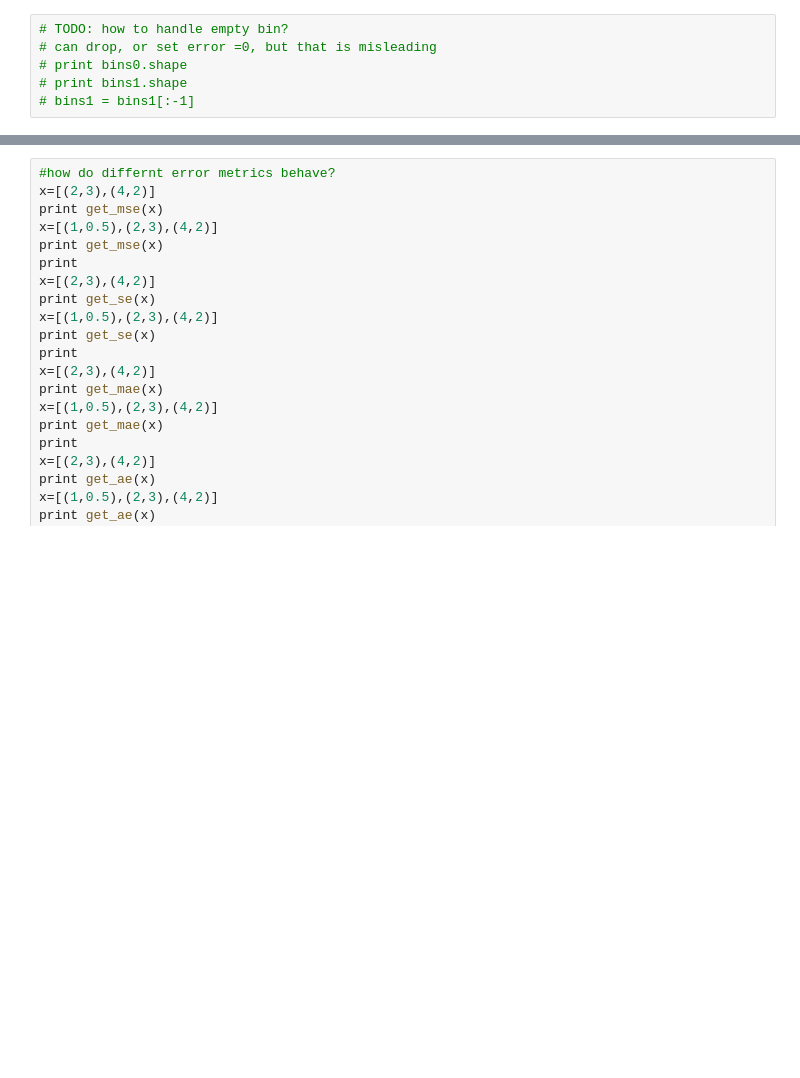
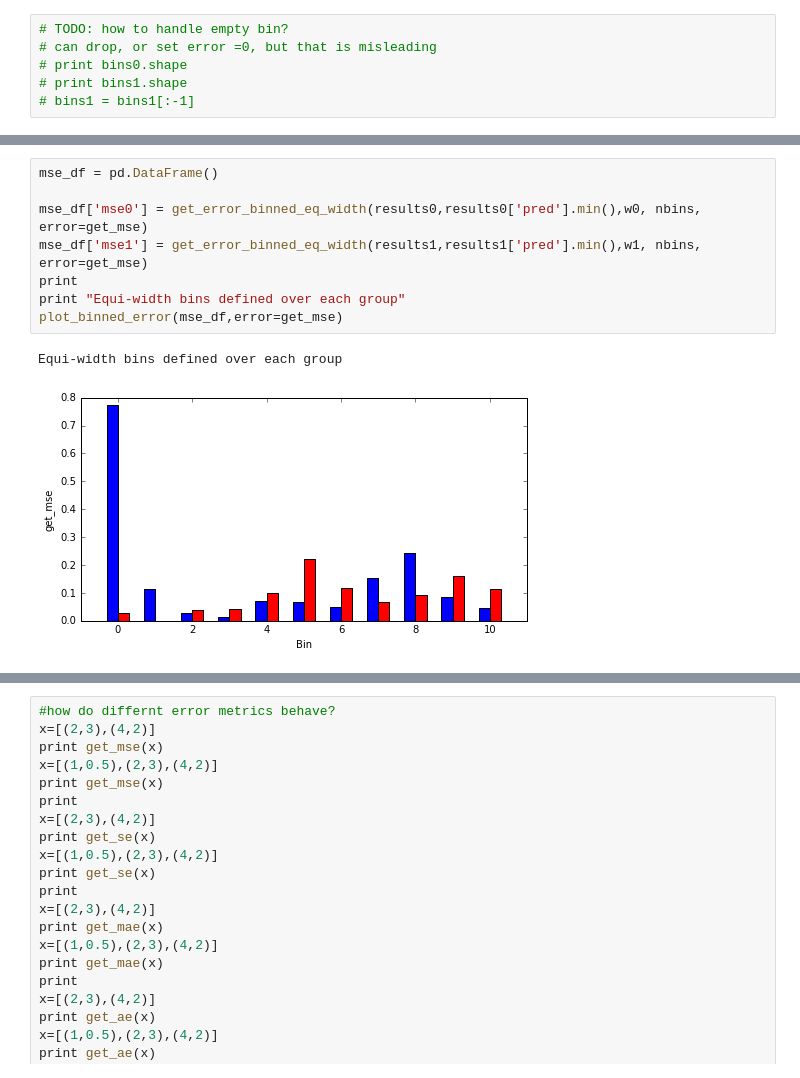
Before and after one commit to caitlinkuhlman/fair_ranking, a Jupyter notebook: College_Fairness_Regression_Example.ipynb, the cells around one changed output, grey strips where cells are left out. Drawn from its saved outputs; the diff is of its cells as text; blank space fills up the shorter version.

```diff
--- a/College_Fairness_Regression_Example.ipynb
+++ b/College_Fairness_Regression_Example.ipynb
@@ -351,0 +519,11 @@ w1 = get_bin_width(pred1,nbins)
+# %%
+mse_df = pd.DataFrame()
+
+mse_df['mse0'] = get_error_binned_eq_width(results0,results0['pred'].min(),w0, nbins, error=get_mse)
+mse_df['mse1'] = get_error_binned_eq_width(results1,results1['pred'].min(),w1, nbins, error=get_mse)
+print
+print "Equi-width bins defined over each group"
+plot_binned_error(mse_df,error=get_mse)
+# %% [output]
+Equi-width bins defined over each group
+[figure, added]
```
Also changed, not shown: parts of 40 cells of this notebook, 7 other files.
